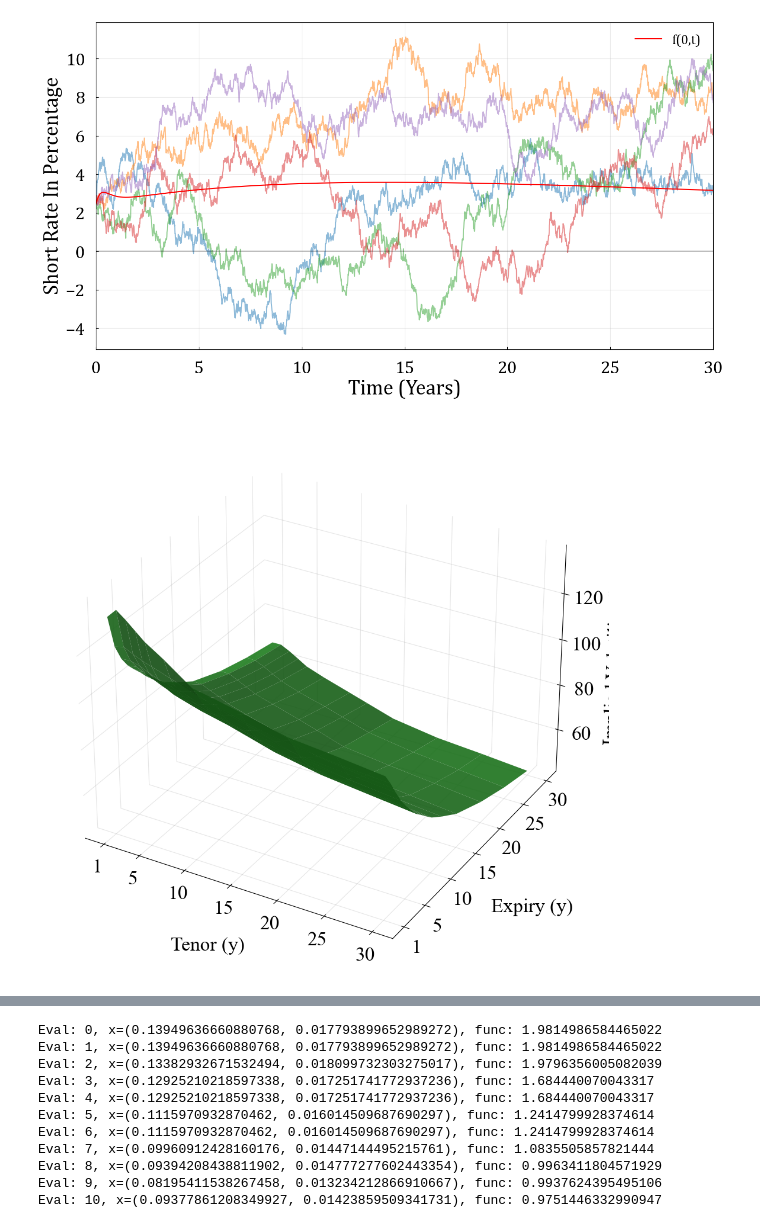
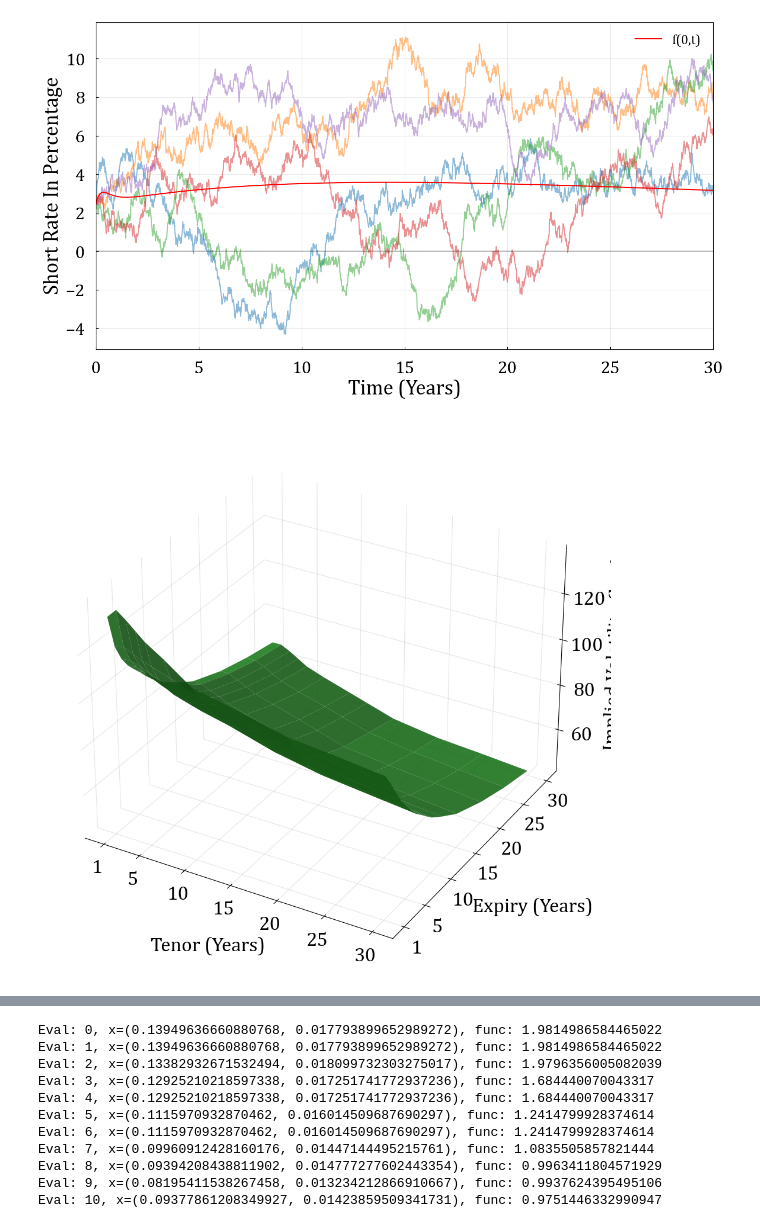
Before and after one commit to Eskild-afk/MasterThesis, a Jupyter notebook: quikMaths.ipynb, the cells around one changed output, grey strips where cells are left out. Saved outputs shown, nothing was run; the diff lists cells and outputs as text; code cells hidden in the pictures.

```diff
--- a/quikMaths.ipynb
+++ b/quikMaths.ipynb
@@ -118,36 +118,36 @@ ax.set_yticks(straddlesobs.columns/12)
 ax.set_yticks((1, 5, 10, 15, 20, 25, 30))
 ax.tick_params(labelsize=24, pad = 5, direction = 'out')
 #ax.tick_params(axis='y', labelsize=24, pad = 5)
 ax.tick_params(axis='z', labelsize=24, pad = 10)
 #ax.set_yticklabels([f'{int(x/12)}Y' for x in straddlesobs.columns])
 #ax.set_yticklabels([int(x/12) for x in straddlesobs.columns])
 
 #Background
 ax.xaxis.pane.fill = False
 ax.yaxis.pane.fill = False
 ax.zaxis.pane.fill = False
 
 ax.view_init(30, 300)
 
 ax.xaxis.pane.set_edgecolor('w')
 ax.yaxis.pane.set_edgecolor('w')
 ax.zaxis.pane.set_edgecolor('w')
 #Labelling
 ax.xaxis.set_rotate_label(False)
 ax.yaxis.set_rotate_label(False)
 
 ax.xaxis.labelpad = 30
 ax.yaxis.labelpad = 40
 ax.zaxis.labelpad = 20
 
-ax.set_xlabel('Tenor (y)', fontsize = 24, rotation = 0)
-ax.set_ylabel('Expiry (y)', fontsize = 24, rotation = 0)
+ax.set_xlabel('Tenor (Years)', fontsize = 24, rotation = 0)
+ax.set_ylabel('Expiry (Years)', fontsize = 24, rotation = 0)
 ax.set_zlabel('Implied Volatility (bps)', fontsize = 24)
 bbox = fig.bbox_inches.from_bounds(0, 1.25, 12, 9.5)
 
 plt.savefig(f'./Graphs/Implied_Volatility.png', bbox_inches=bbox)
 # %% [output]
-[figure, old version]
+[figure, new version]
 # %%
 straddlesobs
 # %% [output]
```
Also changed, not shown: parts of 1 cell of this notebook, 2 other files.
